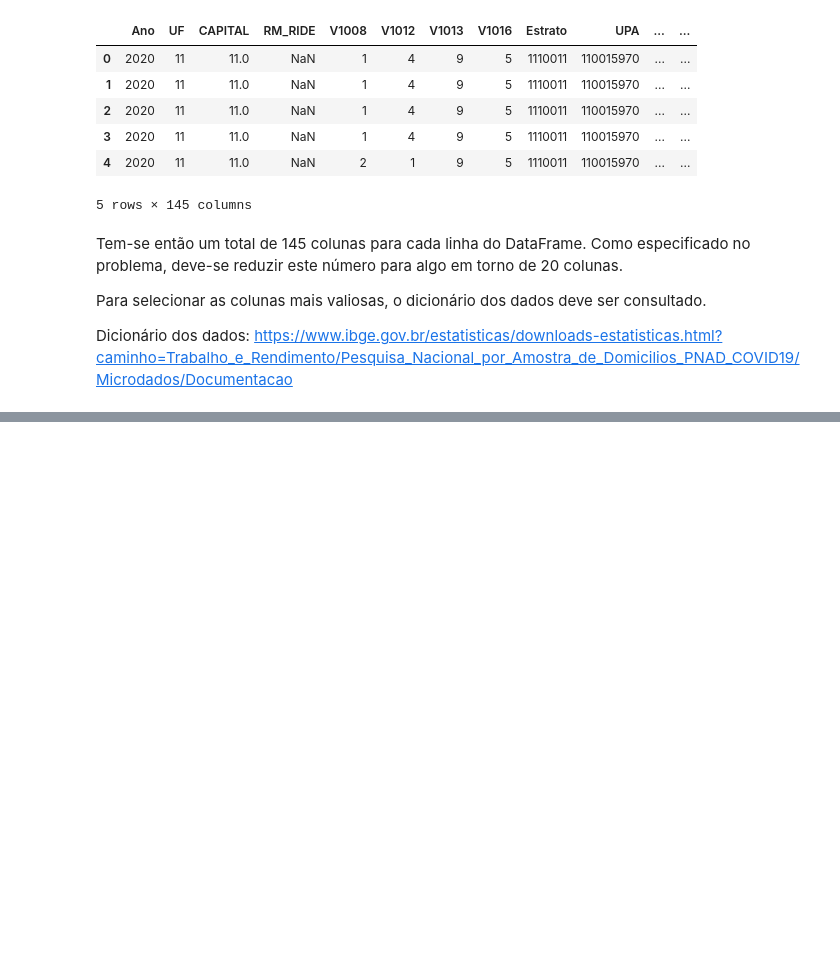
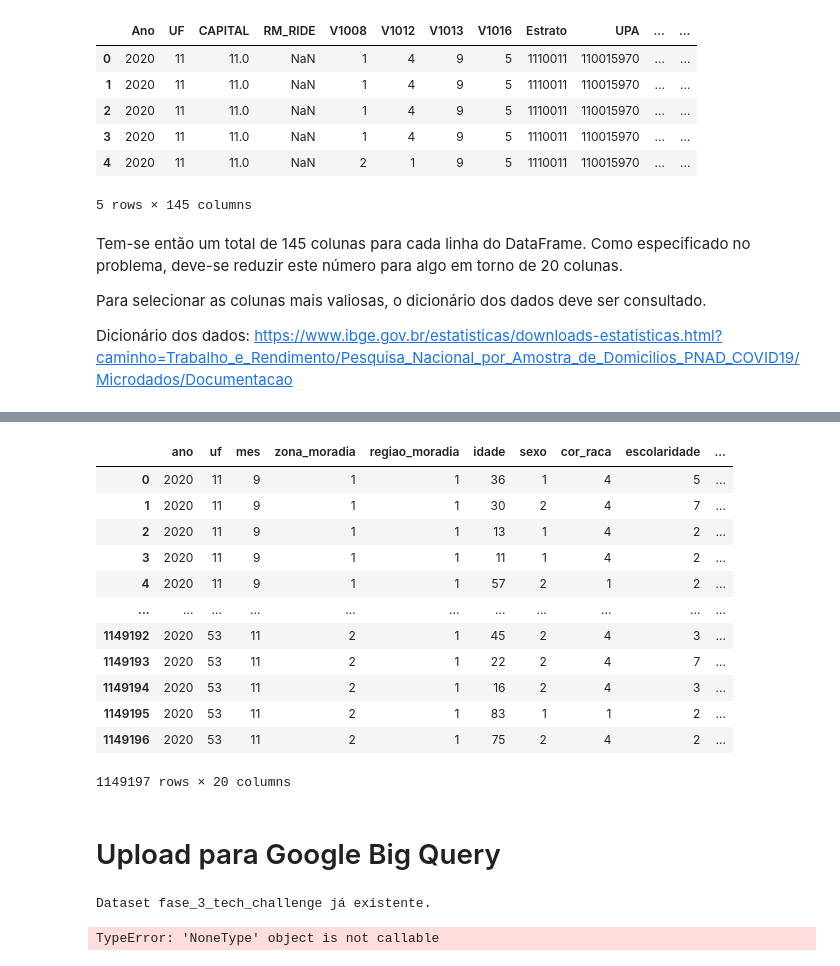
Before and after one commit to jackson-simionato/fase3_pos_tech, a Jupyter notebook: Tech_Challenge_Fase_3/1_process_filter_data.ipynb, the cells around one changed output, grey strips where cells are left out. Drawn from its saved outputs; the diff is of its cells as text; code cells hidden in the pictures; blank space fills up the shorter version.

Commit message:
Tech challenge, pre-processamento finalizado

```diff
--- a/Tech_Challenge_Fase_3/1_process_filter_data.ipynb
+++ b/Tech_Challenge_Fase_3/1_process_filter_data.ipynb
@@ -84,0 +165,3 @@ Dicionário dos dados: https://www.ibge.gov.br/estatisticas/downloads-estatistic
+# %%
+# Preenchimento de valores nulos com 0
+pnad[nan_columns] = pnad[nan_columns].fillna(0).astype(int)
@@ -84,0 +220,4 @@ Dicionário dos dados: https://www.ibge.gov.br/estatisticas/downloads-estatistic
+# %%
+pnad.rename(columns=dicionario_renomear_colunas, inplace=True)
+
+pnad.head()
@@ -84,0 +237,35 @@ Dicionário dos dados: https://www.ibge.gov.br/estatisticas/downloads-estatistic
+# %%
+pnad_final_df = pd.DataFrame()
+pnad_final_path = os.path.join(processed_data_folder, 'pnad_covid_19_09_10_11_2020.csv')
+
+for file in pnad_files_path:
+    raw_pnad = pd.read_csv(file)
+
+    # Novo DataFrame com colunas de interesse
+    pnad = raw_pnad[keep_cols]
+
+    # Número de linhas e colunas após seleção
+    print(f'Colunas: {len(pnad.columns)}')
+    print(f'Linhas: {len(pnad)}')
+
+    # Colunas com valores nulos
+    nan_columns = list(pnad.isna().sum().loc[pnad.isna().sum() > 0].index)
+
+    # Prenchimento de valores nulos
+    pnad[nan_columns] = pnad[nan_columns].fillna(0).astype(int)
+
+    if(pnad_files_path.index(file) == 0):
+        # Cópia do DataFrame no primeiro loop
+        pnad_final_df = pnad.copy()
+    else:
+        # Concatenação de DataFrames nos loops seguintes
+        pnad_final_df = pd.concat([pnad_final_df, pnad], axis=0)
+
+# Criação de novo índice
+pnad_final_df.reset_index(drop=True, inplace=True)
+
+# Renomeação de colunas
+pnad_final_df.rename(columns=dicionario_renomear_colunas, inplace=True)
+
+# Exportação do arquivo
+pnad_final_df.to_csv(pnad_final_path, index=False)
@@ -84,0 +294,18 @@ Dicionário dos dados: https://www.ibge.gov.br/estatisticas/downloads-estatistic
+# %%
+pnad_final_df
+# %% [output]
+|  | ano | uf | mes | zona_moradia | regiao_moradia | idade | sexo | cor_raca | escolaridade | ... |
+| 0 | 2020 | 11 | 9 | 1 | 1 | 36 | 1 | 4 | 5 | ... |
+| 1 | 2020 | 11 | 9 | 1 | 1 | 30 | 2 | 4 | 7 | ... |
+| 2 | 2020 | 11 | 9 | 1 | 1 | 13 | 1 | 4 | 2 | ... |
+| 3 | 2020 | 11 | 9 | 1 | 1 | 11 | 1 | 4 | 2 | ... |
+| 4 | 2020 | 11 | 9 | 1 | 1 | 57 | 2 | 1 | 2 | ... |
+| ... | ... | ... | ... | ... | ... | ... | ... | ... | ... | ... |
+| 1149192 | 2020 | 53 | 11 | 2 | 1 | 45 | 2 | 4 | 3 | ... |
+| 1149193 | 2020 | 53 | 11 | 2 | 1 | 22 | 2 | 4 | 7 | ... |
+| 1149194 | 2020 | 53 | 11 | 2 | 1 | 16 | 2 | 4 | 3 | ... |
+| 1149195 | 2020 | 53 | 11 | 2 | 1 | 83 | 1 | 1 | 2 | ... |
+| 1149196 | 2020 | 53 | 11 | 2 | 1 | 75 | 2 | 4 | 2 | ... |
+1149197 rows × 20 columns
+# %% [markdown]
+# Upload para Google Big Query
@@ -84,0 +321,16 @@ Dicionário dos dados: https://www.ibge.gov.br/estatisticas/downloads-estatistic
+# %%
+# Criando dataset
+#dataset = bigquery.Dataset(client.dataset(dataset_id))
+#dataset.location(location)
+
+try:
+    dataset = client.create_dataset(dataset_id)
+    print("Dataset {} criado.".format(dataset_id))
+except:
+    print("Dataset {} já existente.".format(dataset_id))
+    dataset = bigquery.Dataset(client.dataset(dataset_id))
+
+dataset.location(location)
+# %% [output]
+Dataset fase_3_tech_challenge já existente.
+TypeError: 'NoneType' object is not callable
```
Also changed, not shown: parts of 20 cells of this notebook.
